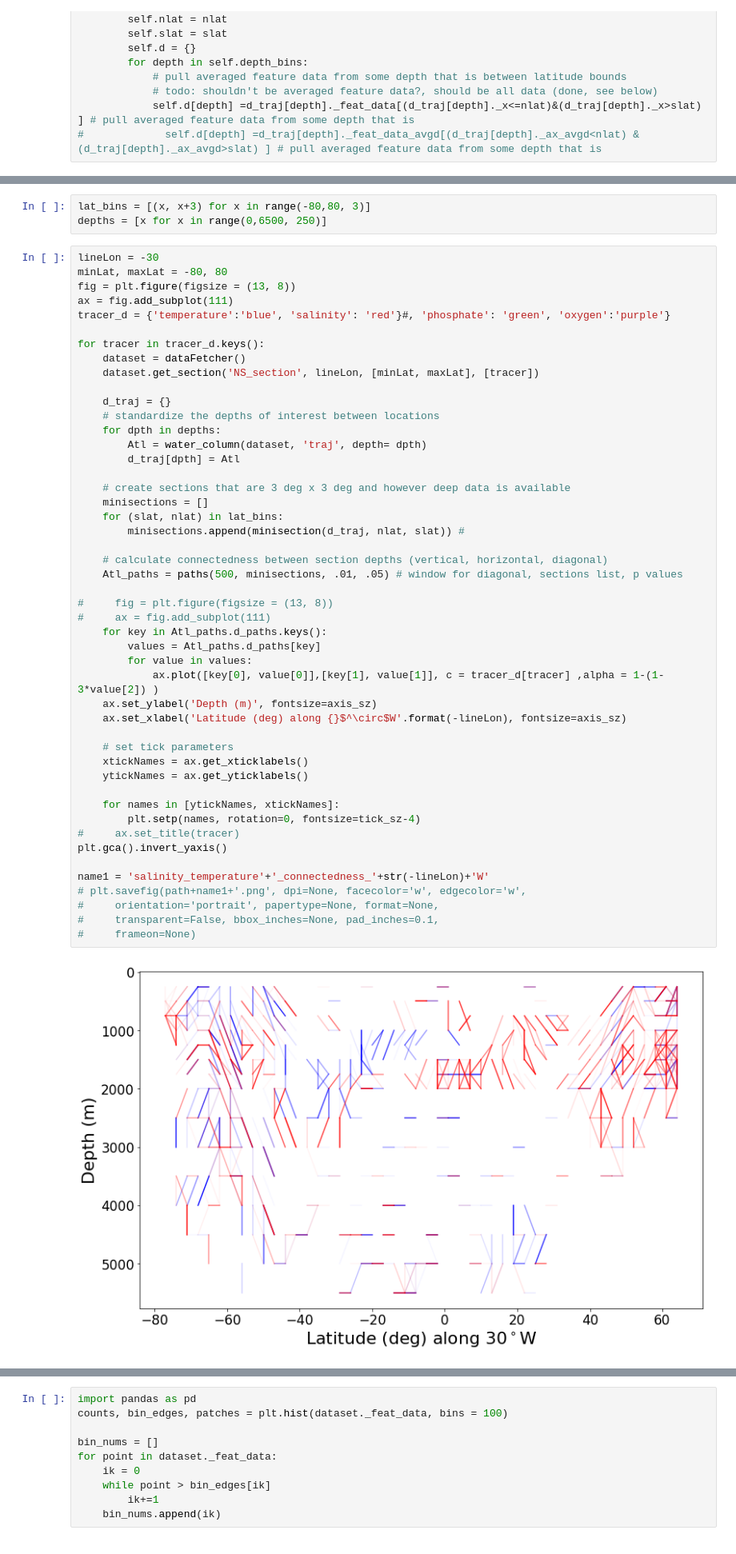
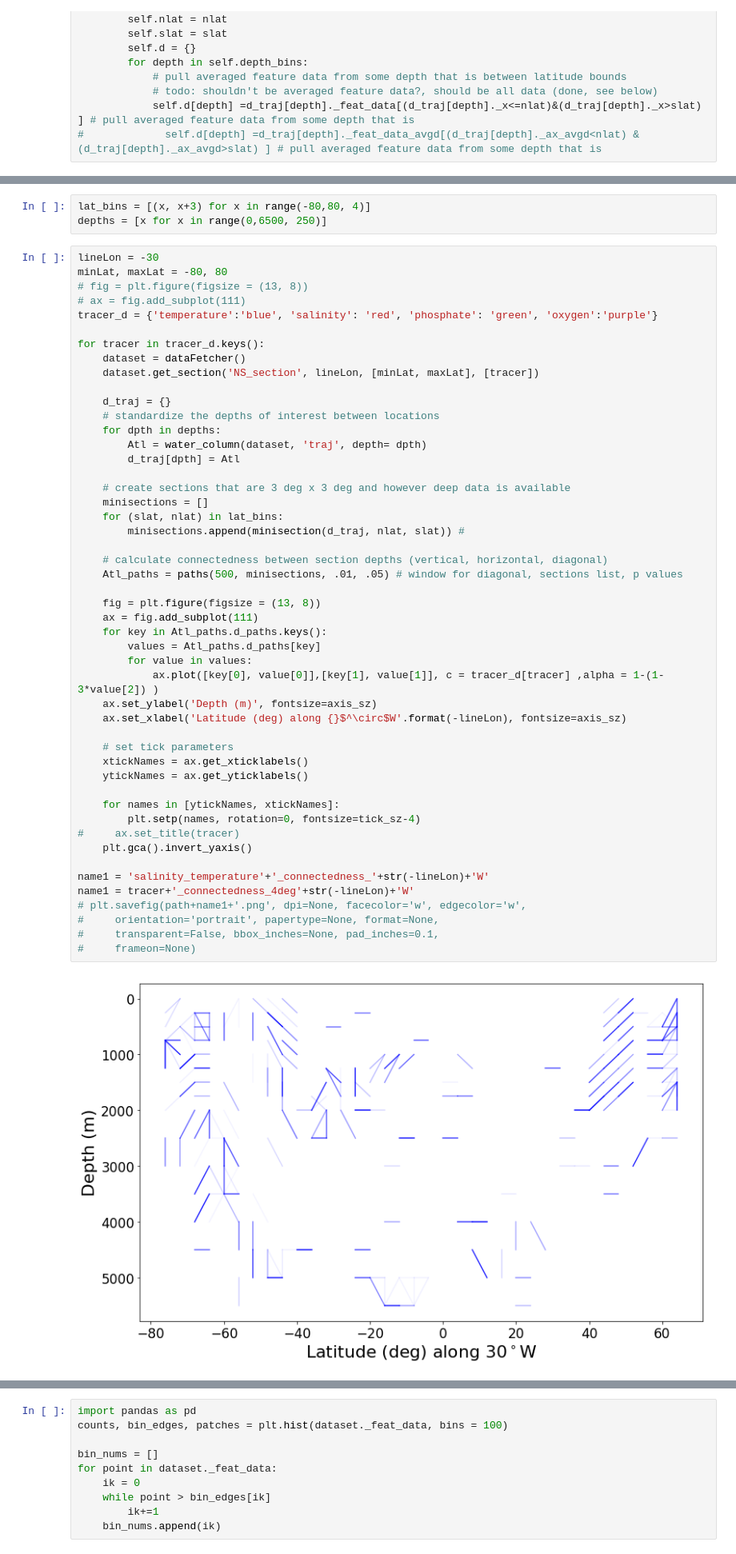
Before and after one commit to jordanplanders/Thinkful, a Jupyter notebook: Capstone Project/watercol_connectedness.ipynb, the cells around one changed output, grey strips where cells are left out. Shown at 80% size. Cells and saved outputs as stored; diff of their text form.

```diff
--- a/Capstone Project/watercol_connectedness.ipynb
+++ b/Capstone Project/watercol_connectedness.ipynb
@@ -246,14 +246,14 @@ class paths:
                             else:
                                 self.d_paths[(mini_sec1.slat,depth1)].append((mini_sec2.slat,depth2, p))
 # %%
-lat_bins = [(x, x+3) for x in range(-80,80, 3)]
+lat_bins = [(x, x+3) for x in range(-80,80, 4)]
 depths = [x for x in range(0,6500, 250)]
 # %%
 lineLon = -30
 minLat, maxLat = -80, 80
-fig = plt.figure(figsize = (13, 8))
-ax = fig.add_subplot(111)
-tracer_d = {'temperature':'blue', 'salinity': 'red'}#, 'phosphate': 'green', 'oxygen':'purple'}
+# fig = plt.figure(figsize = (13, 8))
+# ax = fig.add_subplot(111)
+tracer_d = {'temperature':'blue', 'salinity': 'red', 'phosphate': 'green', 'oxygen':'purple'}
 
 for tracer in tracer_d.keys():
     dataset = dataFetcher()
@@ -267,34 +267,35 @@ for tracer in tracer_d.keys():
 
     # create sections that are 3 deg x 3 deg and however deep data is available
     minisections = []
     for (slat, nlat) in lat_bins:
         minisections.append(minisection(d_traj, nlat, slat)) #
 
     # calculate connectedness between section depths (vertical, horizontal, diagonal)
     Atl_paths = paths(500, minisections, .01, .05) # window for diagonal, sections list, p values
 
-#     fig = plt.figure(figsize = (13, 8))
-#     ax = fig.add_subplot(111)
+    fig = plt.figure(figsize = (13, 8))
+    ax = fig.add_subplot(111)
     for key in Atl_paths.d_paths.keys():
         values = Atl_paths.d_paths[key]
         for value in values:
             ax.plot([key[0], value[0]],[key[1], value[1]], c = tracer_d[tracer] ,alpha = 1-(1-3*value[2]) )
     ax.set_ylabel('Depth (m)', fontsize=axis_sz)
     ax.set_xlabel('Latitude (deg) along {}$^\circ$W'.format(-lineLon), fontsize=axis_sz)
 
     # set tick parameters
     xtickNames = ax.get_xticklabels()
     ytickNames = ax.get_yticklabels()
 
     for names in [ytickNames, xtickNames]:
         plt.setp(names, rotation=0, fontsize=tick_sz-4)
 #     ax.set_title(tracer)
-plt.gca().invert_yaxis()
+    plt.gca().invert_yaxis()
 
 name1 = 'salinity_temperature'+'_connectedness_'+str(-lineLon)+'W'
+name1 = tracer+'_connectedness_4deg'+str(-lineLon)+'W'
 # plt.savefig(path+name1+'.png', dpi=None, facecolor='w', edgecolor='w',
 #     orientation='portrait', papertype=None, format=None,
 #     transparent=False, bbox_inches=None, pad_inches=0.1,
 #     frameon=None)
 # %% [output]
-[figure, old version]
+[figure, new version]
```
Also changed, not shown: parts of 26 cells of this notebook.
